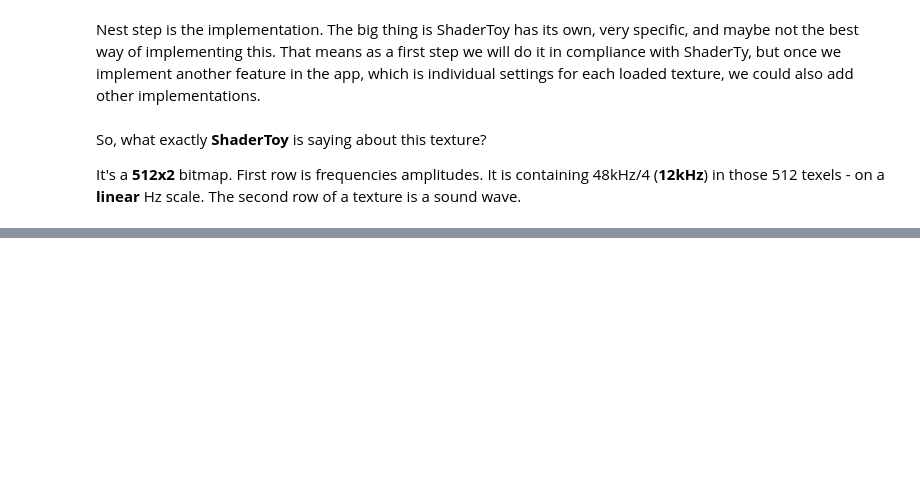
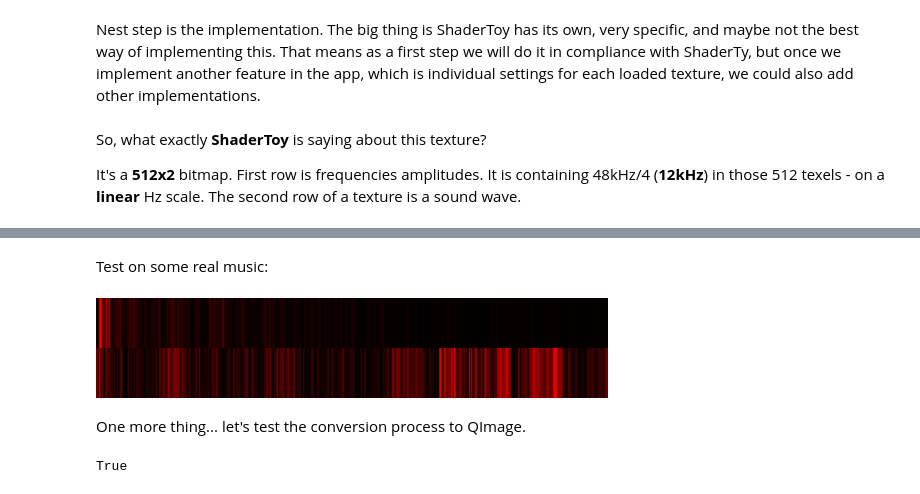
Before and after one commit to utak3r/PyShaderPlayground, a Jupyter notebook: experiments/sound_analysis.ipynb, the cells around one changed output, grey strips where cells are left out. Saved outputs shown, nothing was run; the diff lists cells and outputs as text; code cells hidden in the pictures; blank space fills up the shorter version.

```diff
--- a/experiments/sound_analysis.ipynb
+++ b/experiments/sound_analysis.ipynb
@@ -192,0 +236,34 @@ display(fft_img)
+# %% [markdown]
+Test on some real music:
+# %%
+import librosa
+audio, sample_rate = librosa.load('test_sound_01.mp3', mono=True, sr=44100)
+signal, N, T, t = get_audio_part(audio, time_start=45.0, sample_rate=sample_rate, frame_rate=30, nframes=1)
+wave_img = array_to_red_image(signal)
+wave_img = wave_img.rotate(90, expand=True)
+wave_img_100px = wave_img.resize((512,50))
+wave_img_1px = wave_img.resize((512,1))
+w = hann(N) # Hann window
+c_w = abs(sum(w))
+signal_fft = fft(signal * w) / c_w
+N_part = int(N/4)
+signal_fft_part = signal_fft[:N_part]
+fft_img = array_to_red_image(signal_fft_part)
+fft_img = fft_img.rotate(90, expand=True)
+fft_img_100px = fft_img.resize((512,50))
+fft_img_1px = fft_img.resize((512,1))
+final_img_100px = merge_images(fft_img_100px, wave_img_100px)
+final_img_1px = merge_images(fft_img_1px, wave_img_1px)
+display(final_img_100px)
+# %% [output]
+[figure, added]
+# %% [markdown]
+One more thing... let's test the conversion process to QImage.
+# %%
+from PySide6.QtGui import QImage
+img = final_img_1px
+final_width, final_height = img.size
+texture = QImage(img.tobytes(), final_width, final_height, final_width*3, QImage.Format_RGB888)
+texture.save('final_texture.png')
+# %% [output]
+True
```
Also changed, not shown: parts of 7 cells of this notebook, 43 other files.
